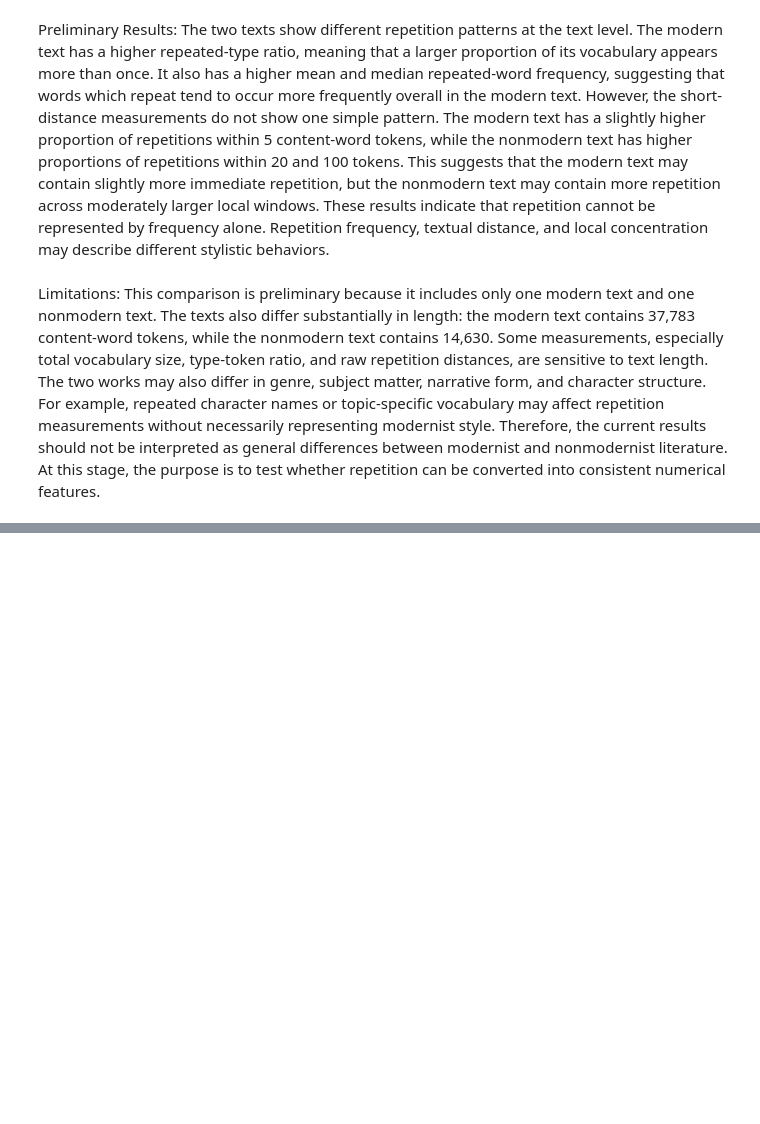
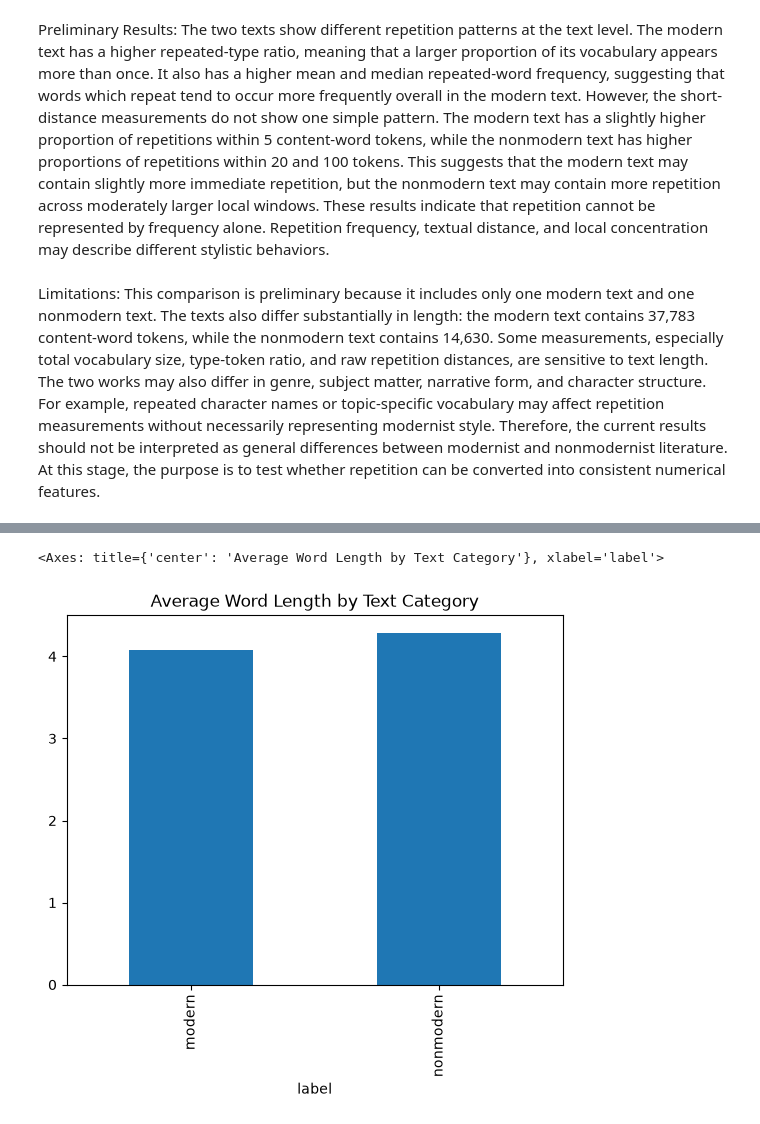
Before and after one commit to CiciXie-haotong/Modernism-Classifier, a Jupyter notebook: repetition_analysis.ipynb.ipynb, the cells around one changed output, grey strips where cells are left out. Saved outputs shown, nothing was run; the diff lists cells and outputs as text; code cells hidden in the pictures; blank space fills up the shorter version.

```diff
--- a/repetition_analysis.ipynb.ipynb
+++ b/repetition_analysis.ipynb.ipynb
@@ -1553,0 +1560,6 @@ Therefore, the current results should not be interpreted as general differences
+# %%
+modern_all_tokens = word_tokenize(modern_text_clean)
+nonmodern_all_tokens = word_tokenize(nonmodern_text_clean)
+
+print(modern_all_tokens[:30])
+print(nonmodern_all_tokens[:30])
@@ -1553,0 +1571,17 @@ Therefore, the current results should not be interpreted as general differences
+# %%
+def make_token_chunks(tokens, chunk_size=1000):
+    chunks = []
+
+    for start in range(0, len(tokens), chunk_size):
+        chunk = tokens[start:start + chunk_size]
+
+        if len(chunk) == chunk_size:
+            chunks.append(chunk)
+
+    return chunks
+# %%
+modern_string_chunks = make_token_chunks(modern_all_tokens)
+nonmodern_string_chunks = make_token_chunks(nonmodern_all_tokens)
+
+print("Modern chunks:", len(modern_string_chunks))
+print("Nonmodern chunks:", len(nonmodern_string_chunks))
@@ -1553,0 +1686,16 @@ Therefore, the current results should not be interpreted as general differences
+# %%
+character_rows = []
+
+for chunk in modern_string_chunks:
+    features = character_style_features(chunk)
+    features["label"] = "modern"
+    character_rows.append(features)
+
+for chunk in nonmodern_string_chunks:
+    features = character_style_features(chunk)
+    features["label"] = "nonmodern"
+    character_rows.append(features)
+
+character_df = pd.DataFrame(character_rows)
+
+character_df.head()
@@ -1553,0 +1750,8 @@ Therefore, the current results should not be interpreted as general differences
+# %%
+character_df.groupby("label")["average_word_length"].mean().plot(
+    kind="bar",
+    title="Average Word Length by Text Category"
+)
+# %% [output]
+<Axes: title={'center': 'Average Word Length by Text Category'}, xlabel='label'>
+[figure, added]
```
Also changed, not shown: parts of 33 cells of this notebook.
